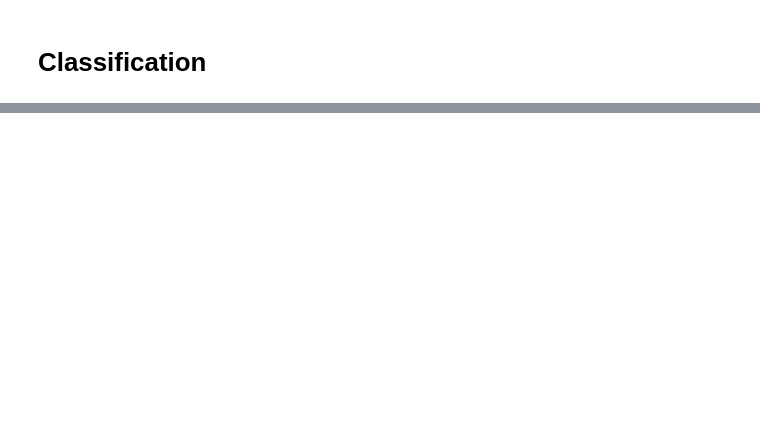
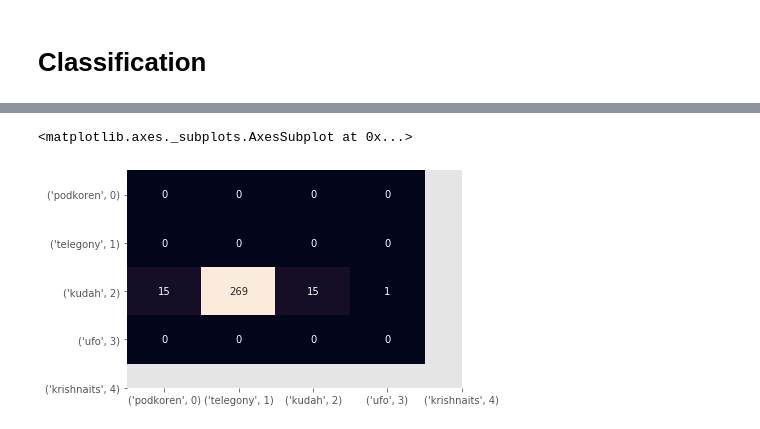
Before and after one commit to leramorozova/DS_Courses, a Jupyter notebook: LingvoDS_sect/DS_Project_sect.ipynb, the cells around one changed output, grey strips where cells are left out. Cells and saved outputs as stored; diff of their text form; code cells hidden in the pictures; blank space fills up the shorter version.

```diff
--- a/LingvoDS_sect/DS_Project_sect.ipynb
+++ b/LingvoDS_sect/DS_Project_sect.ipynb
@@ -513,0 +507,6 @@ for el in cross_val_folds:
+# %%
+unvec_data = unvec_data.fillna(0)
+X = unvec_data.drop(columns=['group'])
+y = unvec_data['group']
+kf = KFold(n_splits=10)
+kf.get_n_splits(X)
@@ -513,0 +515,25 @@ for el in cross_val_folds:
+# %%
+import matplotlib.pyplot as plt
+from sklearn.linear_model import LogisticRegression
+
+accs = []
+micro_f1s = []
+micro_ps = []
+micro_rs = []
+macro_f1s = []
+macro_ps = []
+macro_rs = []
+
+for train_index, test_index in kf.split(X):
+    X_train, X_test = X.iloc[train_index], X.iloc[test_index]
+    y_train, y_test = y.iloc[train_index], y.iloc[test_index]
+    logreg = LogisticRegression(C=1e5, solver='lbfgs', multi_class='multinomial')
+    logreg.fit(X_train, y_train)
+    predicted = logreg.predict(X_test)
+    accs.append(accuracy_score(predicted, y_test))
+    micro_f1s.append(f1_score(predicted, y_test, average = 'micro'))
+    micro_ps.append(precision_score(predicted, y_test, average = 'micro'))
+    micro_rs.append(recall_score(predicted, y_test, average = 'micro'))
+    macro_f1s.append(f1_score(predicted, y_test, average = 'macro'))
+    macro_ps.append(precision_score(predicted, y_test, average = 'macro'))
+    macro_rs.append(recall_score(predicted, y_test, average = 'macro'))
@@ -513,0 +556,8 @@ for el in cross_val_folds:
+# %%
+import seaborn as sns
+from sklearn.metrics import confusion_matrix
+
+sns.heatmap(data=confusion_matrix(y_test, predicted), annot=True, fmt="d", cbar=False, xticklabels=source2id.items(), yticklabels=source2id.items())
+# %% [output]
+<matplotlib.axes._subplots.AxesSubplot at 0x...>
+[figure, added]
```
Also changed, not shown: parts of 18 cells of this notebook, 1 other file.
